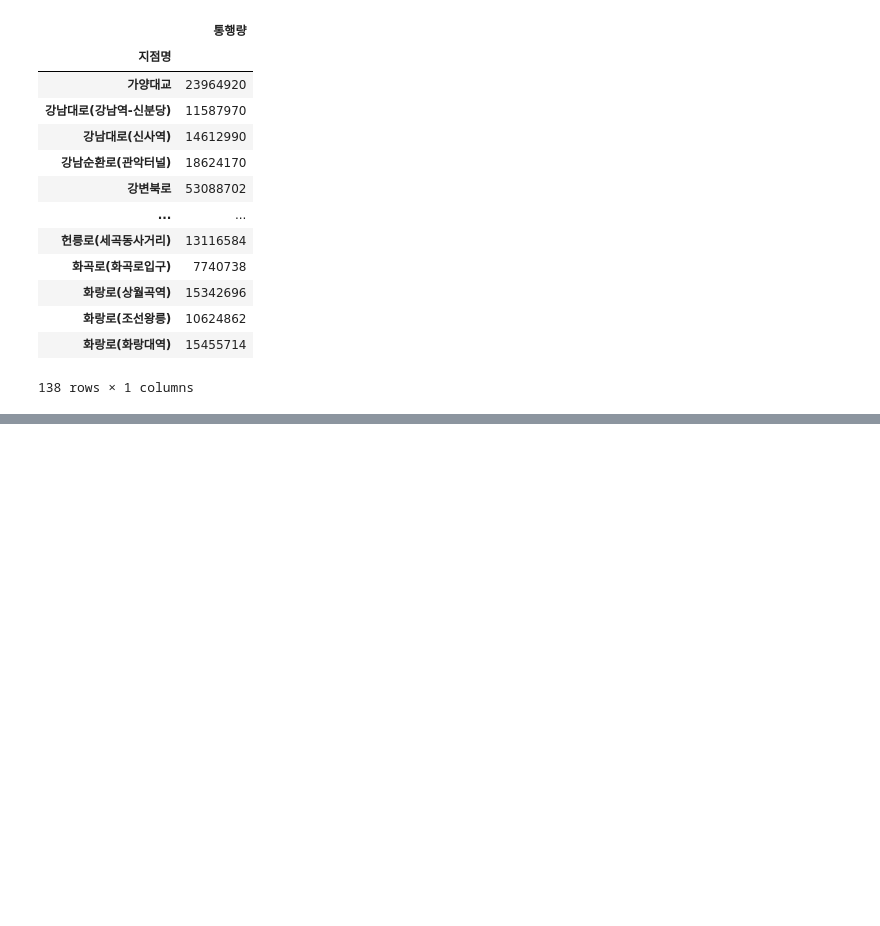
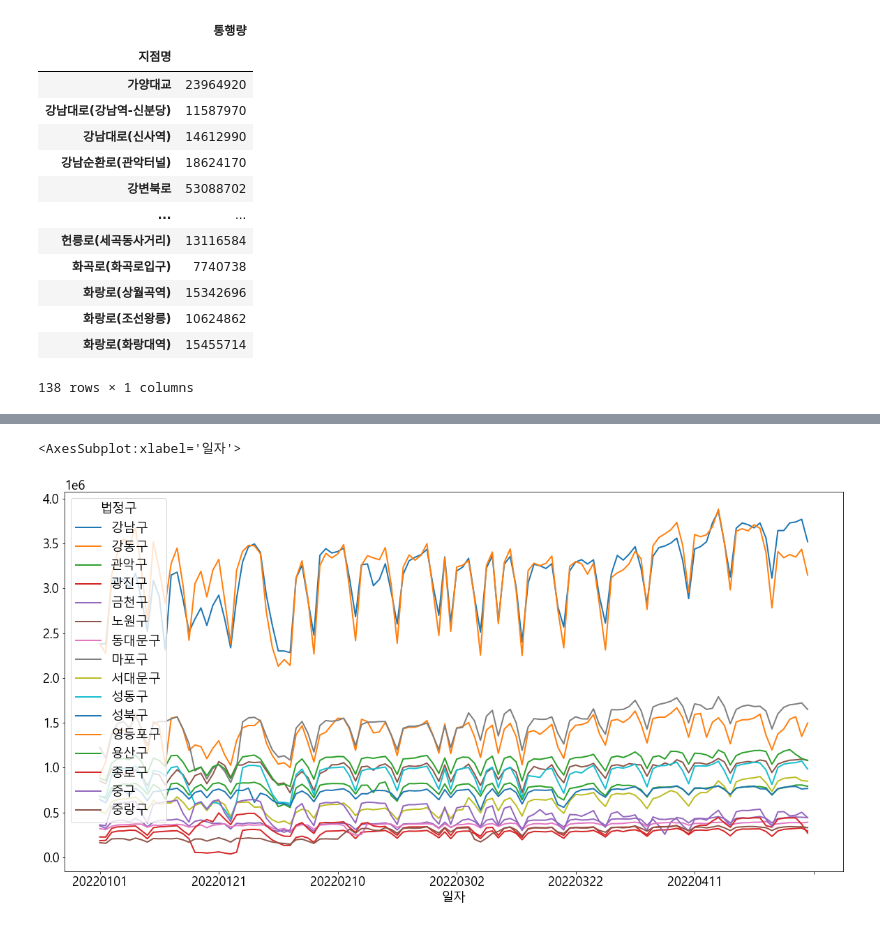
Before and after one commit to dbsrall59/three, a Jupyter notebook: 3조_시각화.ipynb, the cells around one changed output, grey strips where cells are left out. Saved outputs shown, nothing was run; the diff lists cells and outputs as text; code cells hidden in the pictures; blank space fills up the shorter version.

```diff
--- a/3조_시각화.ipynb
+++ b/3조_시각화.ipynb
@@ -243,0 +273,5 @@ sns.heatmap(carMovingSumPivot)
+# %%
+carMovingSumPivot.plot()
+# %% [output]
+<AxesSubplot:xlabel='일자'>
+[figure, added]
```
Also changed, not shown: parts of 22 cells of this notebook, 4 other files.
